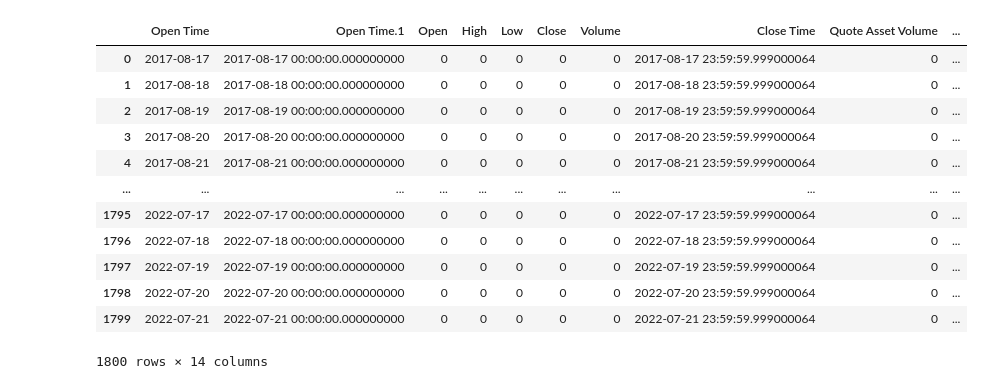
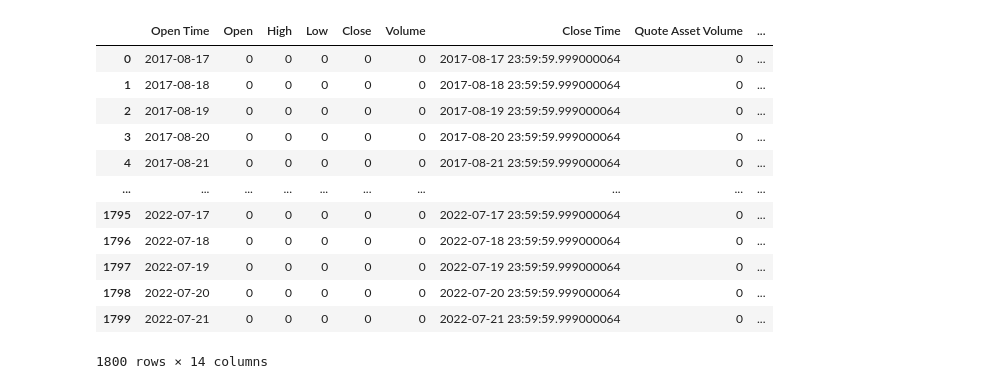
Before and after one commit to ireneannx/deeplearning_crypto, a Jupyter notebook: Code.ipynb, the cells around one changed output. Saved outputs shown, nothing was run; the diff lists cells and outputs as text; code cells hidden in the pictures.

Commit message:
average return (partly)

```diff
--- a/Code.ipynb
+++ b/Code.ipynb
@@ -7,11 +8,14 @@ from rich.progress import track
 # %%
-#Import all csv and save them in dict with filename (no extension, no USDT) as key
+#Import all csv and save them in dict with filename (without extension, no USDT) as key
 path = "Crypto_Data_Hourly//"
 file_names = [f for f in listdir(path) if isfile(join(path, f))]
 file_names.remove("BTTCUSDT.csv") #super tiny & no market cap data
 
 dataframe_dict = {}
 
-for file_name in file_names:
+for file_name in track(file_names):
     dataframe_dict[file_name[:-8]] = pd.read_csv(path + file_name)
     dataframe_dict[file_name[:-8]]["Open Time"] = pd.to_datetime(dataframe_dict[file_name[:-8]]["Open Time"])
+
+clear_output()
+dataframe_dict.keys()
@@ -17,0 +24,7 @@ for file_name in file_names:
+# %%
+#Some datacleaning
+#Each dataframe has Open Time twice for some reason. Let's drop that column from all df in the dict
+#Let's also add return as pct_change of closing price
+for crypto in dataframe_dict:
+    dataframe_dict[crypto].drop('Open Time.1', inplace = True, axis = 1)
+    dataframe_dict[crypto]["Return"] = dataframe_dict["BTC"]["Close"].pct_change()
@@ -17,0 +49,15 @@ for file_name in file_names:
+# %%
+#Let's identify stable coins by their low variance
+variances = {}
+
+#variances_df["crypto"] = dataframe_dict.keys()
+
+for crypto in dataframe_dict:
+    variances[crypto] = [dataframe_dict[crypto]['Open'].var()]
+
+variances_df = pd.DataFrame(data = variances).T
+variances_df = variances_df.rename(columns={0: "Variance"})
+#display(variances_df.sort_values("Variance").head(10))
+
+list_of_stable_coins = ["USDP", "TUSD"]
+list_of_stable_coins■
@@ -18,15 +66,22 @@ for file_name in file_names:
 # %%
 #getting marketcap data
-## fixing some names for coinmarketcap data
+## fixing some names for coinmarketcap data and deleting previous Market Cap columns if exist
 coinmarketcap_names = {}
 for crypto in dataframe_dict:
     coinmarketcap_names[crypto] = crypto
+    dataframe_dict[crypto].drop(list(dataframe_dict[crypto].filter(regex = 'Market Cap')), axis = 1, inplace = True)
+
 coinmarketcap_names["IOTA"] = "MIOTA" #actually only iota had problems
 
+#start and end date for faster execution. Format given by CmcScraper library
+start = dataframe_dict["BTC"]["Open Time"].iloc[0].strftime("%d-%m-%Y")
+end = dataframe_dict["BTC"]["Open Time"].iloc[-1].strftime("%d-%m-%Y")
+
 ##scraping coinmarketcap and joining with original dfs
-###*FYI can be executed faster if date range is specified in line 12 but I'm too lazy right now to look up syntax and stuff
 for crypto in track(dataframe_dict):
-    scraper = CmcScraper(coinmarketcap_names[crypto])
+    scraper = CmcScraper(coinmarketcap_names[crypto], start, end)
     market_cap = scraper.get_dataframe()[["Date", "Market Cap"]]
     market_cap = market_cap.rename(columns = {"Date": "Open Time", "Market Cap": "Market Cap"})
     dataframe_dict[crypto] = pd.merge(dataframe_dict[crypto], market_cap, on = "Open Time")
+
+clear_output()
@@ -97,22 +221,22 @@ rel_market_caps.tail(3)
 # %%
 #TODO aggregate all cryptos (except stable coins) into a basket crypto. Simple sum for volume, number of trades etc. and weighted sumproduct for price related columns
 #market cap can also just be summed up, because the market cap is inherently weighed correctly
 
 basket = dataframe_dict["BTC"].copy(deep=True) #Bitcoin because it has the largest range of dates
 basket[["Open", "High", "Low", "Close", "Volume", "Quote Asset Volume", "Number of Trades", "TB Base Volume",\
-    "TB Quote Volume", "Ignore", "Market Cap"]] = 0
+    "TB Quote Volume", "Ignore", "Return", "Market Cap"]] = 0
 basket
 # %% [output]
-|  | Open Time | Open Time.1 | Open | High | Low | Close | Volume | Close Time | Quote Asset Volume | ... |
-| 0 | 2017-08-17 | 2017-08-17 00:00:00.000000000 | 0 | 0 | 0 | 0 | 0 | 2017-08-17 23:59:59.999000064 | 0 | ... |
-| 1 | 2017-08-18 | 2017-08-18 00:00:00.000000000 | 0 | 0 | 0 | 0 | 0 | 2017-08-18 23:59:59.999000064 | 0 | ... |
-| 2 | 2017-08-19 | 2017-08-19 00:00:00.000000000 | 0 | 0 | 0 | 0 | 0 | 2017-08-19 23:59:59.999000064 | 0 | ... |
-| 3 | 2017-08-20 | 2017-08-20 00:00:00.000000000 | 0 | 0 | 0 | 0 | 0 | 2017-08-20 23:59:59.999000064 | 0 | ... |
-| 4 | 2017-08-21 | 2017-08-21 00:00:00.000000000 | 0 | 0 | 0 | 0 | 0 | 2017-08-21 23:59:59.999000064 | 0 | ... |
-| ... | ... | ... | ... | ... | ... | ... | ... | ... | ... | ... |
-| 1795 | 2022-07-17 | 2022-07-17 00:00:00.000000000 | 0 | 0 | 0 | 0 | 0 | 2022-07-17 23:59:59.999000064 | 0 | ... |
-| 1796 | 2022-07-18 | 2022-07-18 00:00:00.000000000 | 0 | 0 | 0 | 0 | 0 | 2022-07-18 23:59:59.999000064 | 0 | ... |
-| 1797 | 2022-07-19 | 2022-07-19 00:00:00.000000000 | 0 | 0 | 0 | 0 | 0 | 2022-07-19 23:59:59.999000064 | 0 | ... |
-| 1798 | 2022-07-20 | 2022-07-20 00:00:00.000000000 | 0 | 0 | 0 | 0 | 0 | 2022-07-20 23:59:59.999000064 | 0 | ... |
-| 1799 | 2022-07-21 | 2022-07-21 00:00:00.000000000 | 0 | 0 | 0 | 0 | 0 | 2022-07-21 23:59:59.999000064 | 0 | ... |
+|  | Open Time | Open | High | Low | Close | Volume | Close Time | Quote Asset Volume | ... |
+| 0 | 2017-08-17 | 0 | 0 | 0 | 0 | 0 | 2017-08-17 23:59:59.999000064 | 0 | ... |
+| 1 | 2017-08-18 | 0 | 0 | 0 | 0 | 0 | 2017-08-18 23:59:59.999000064 | 0 | ... |
+| 2 | 2017-08-19 | 0 | 0 | 0 | 0 | 0 | 2017-08-19 23:59:59.999000064 | 0 | ... |
+| 3 | 2017-08-20 | 0 | 0 | 0 | 0 | 0 | 2017-08-20 23:59:59.999000064 | 0 | ... |
+| 4 | 2017-08-21 | 0 | 0 | 0 | 0 | 0 | 2017-08-21 23:59:59.999000064 | 0 | ... |
+| ... | ... | ... | ... | ... | ... | ... | ... | ... | ... |
+| 1795 | 2022-07-17 | 0 | 0 | 0 | 0 | 0 | 2022-07-17 23:59:59.999000064 | 0 | ... |
+| 1796 | 2022-07-18 | 0 | 0 | 0 | 0 | 0 | 2022-07-18 23:59:59.999000064 | 0 | ... |
+| 1797 | 2022-07-19 | 0 | 0 | 0 | 0 | 0 | 2022-07-19 23:59:59.999000064 | 0 | ... |
+| 1798 | 2022-07-20 | 0 | 0 | 0 | 0 | 0 | 2022-07-20 23:59:59.999000064 | 0 | ... |
+| 1799 | 2022-07-21 | 0 | 0 | 0 | 0 | 0 | 2022-07-21 23:59:59.999000064 | 0 | ... |
 1800 rows × 14 columns
```
Also changed, not shown: parts of 11 cells of this notebook.
